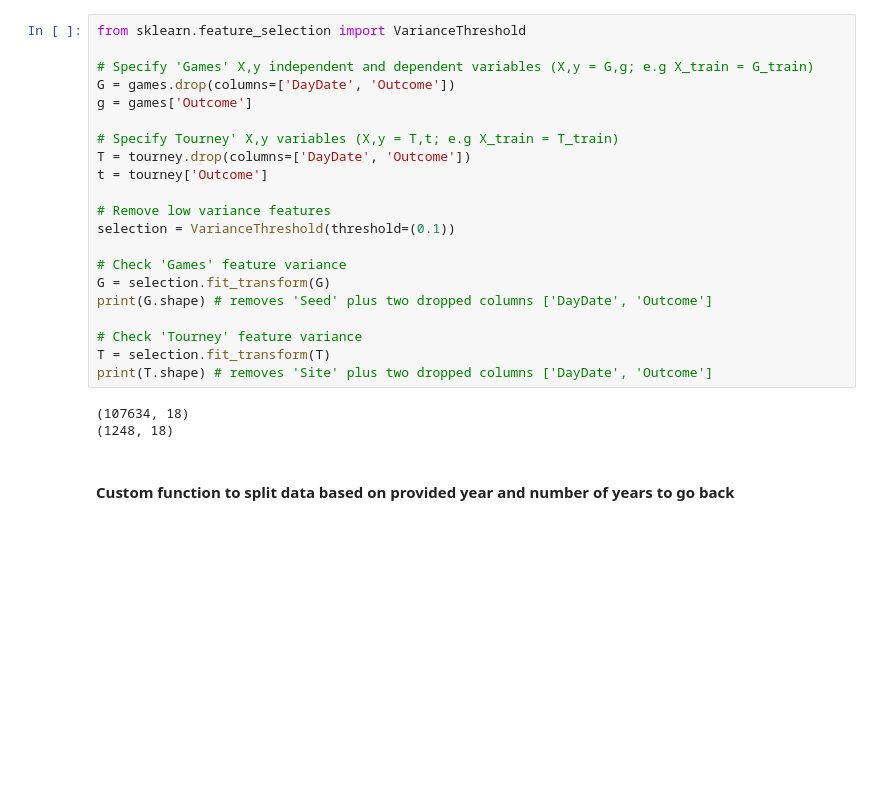
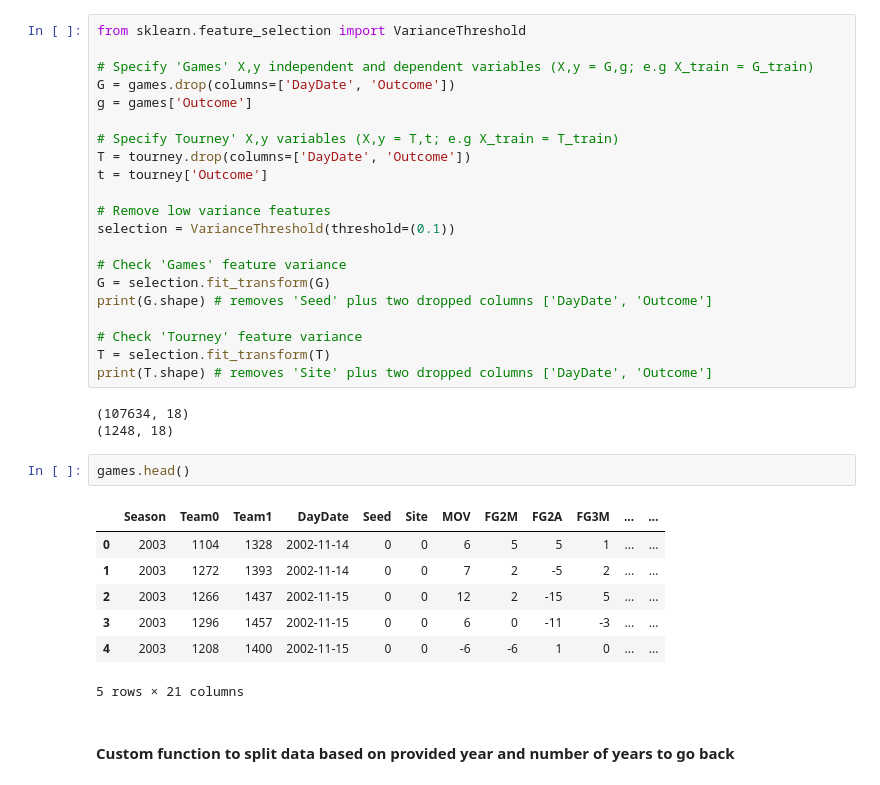
Before and after one commit to tsurgene/ncaa-forecast-project, a Jupyter notebook: march-machine-learning-mania-2023/models.ipynb, the cells around one changed output. Cells and saved outputs as stored; diff of their text form; blank space fills up the shorter version.

```diff
--- a/march-machine-learning-mania-2023/models.ipynb
+++ b/march-machine-learning-mania-2023/models.ipynb
@@ -64,6 +65,16 @@ print(T.shape) # removes 'Site' plus two dropped columns ['DayDate', 'Outcome']
 # %% [output]
 (107634, 18)
 (1248, 18)
+# %%
+games.head()
+# %% [output]
+|  | Season | Team0 | Team1 | DayDate | Seed | Site | MOV | FG2M | FG2A | FG3M | ... | ... |
+| 0 | 2003 | 1104 | 1328 | 2002-11-14 | 0 | 0 | 6 | 5 | 5 | 1 | ... | ... |
+| 1 | 2003 | 1272 | 1393 | 2002-11-14 | 0 | 0 | 7 | 2 | -5 | 2 | ... | ... |
+| 2 | 2003 | 1266 | 1437 | 2002-11-15 | 0 | 0 | 12 | 2 | -15 | 5 | ... | ... |
+| 3 | 2003 | 1296 | 1457 | 2002-11-15 | 0 | 0 | 6 | 0 | -11 | -3 | ... | ... |
+| 4 | 2003 | 1208 | 1400 | 2002-11-15 | 0 | 0 | -6 | -6 | 1 | 0 | ... | ... |
+5 rows × 21 columns
 # %% [markdown]
 #### **Custom function to split data based on provided year and number of years to go back**
 # %%
```
Also changed, not shown: parts of 13 cells of this notebook, 21 other files.
